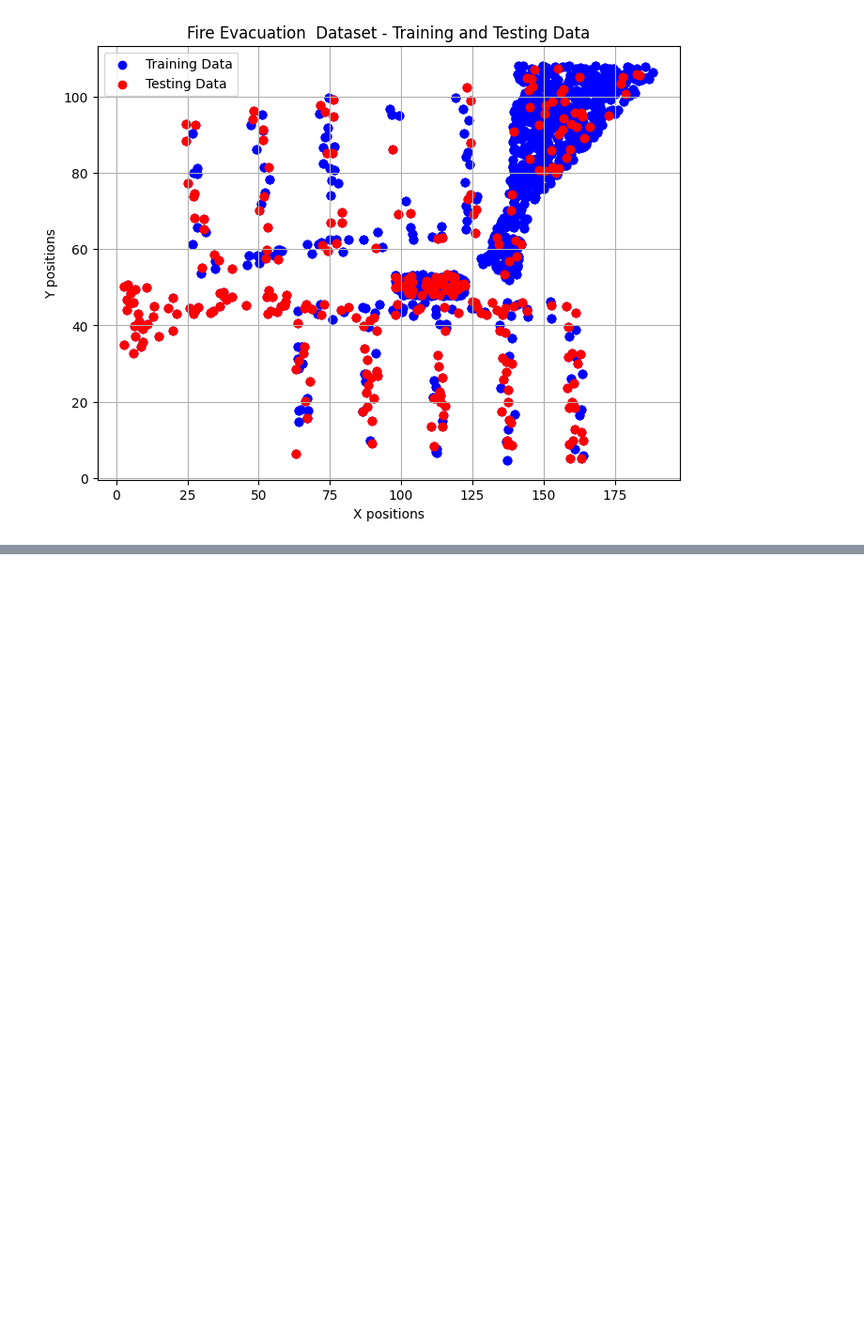
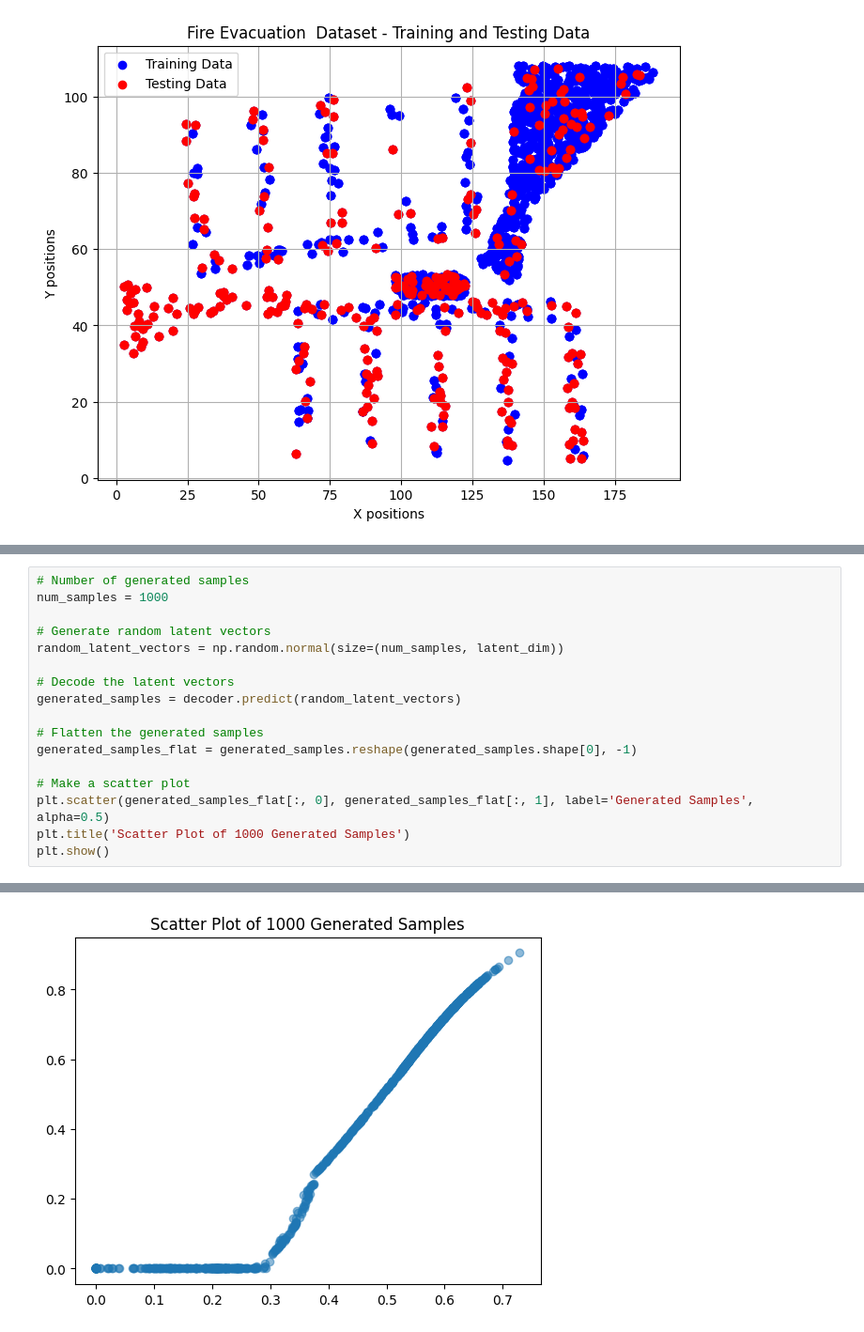
Before and after one commit to mymermer/MLCMS, a Jupyter notebook: Exercise03/Task4.ipynb, the cells around one changed output, grey strips where cells are left out. Shown at 94% size. Drawn from its saved outputs; the diff is of its cells as text; blank space fills up the shorter version.

```diff
--- a/Exercise03/Task4.ipynb
+++ b/Exercise03/Task4.ipynb
@@ -132,0 +158,18 @@ plt.show()
+# %%
+# Number of generated samples
+num_samples = 1000
+
+# Generate random latent vectors
+random_latent_vectors = np.random.normal(size=(num_samples, latent_dim))
+
+# Decode the latent vectors
+generated_samples = decoder.predict(random_latent_vectors)
+
+# Flatten the generated samples
+generated_samples_flat = generated_samples.reshape(generated_samples.shape[0], -1)
+
+# Make a scatter plot
+plt.scatter(generated_samples_flat[:, 0], generated_samples_flat[:, 1], label='Generated Samples', alpha=0.5)
+plt.title('Scatter Plot of 1000 Generated Samples')
+plt.show()
+# %% [output]
@@ -132,0 +177 @@ plt.show()
+[figure, added]
```
Also changed, not shown: parts of 7 cells of this notebook, 1 other file.
